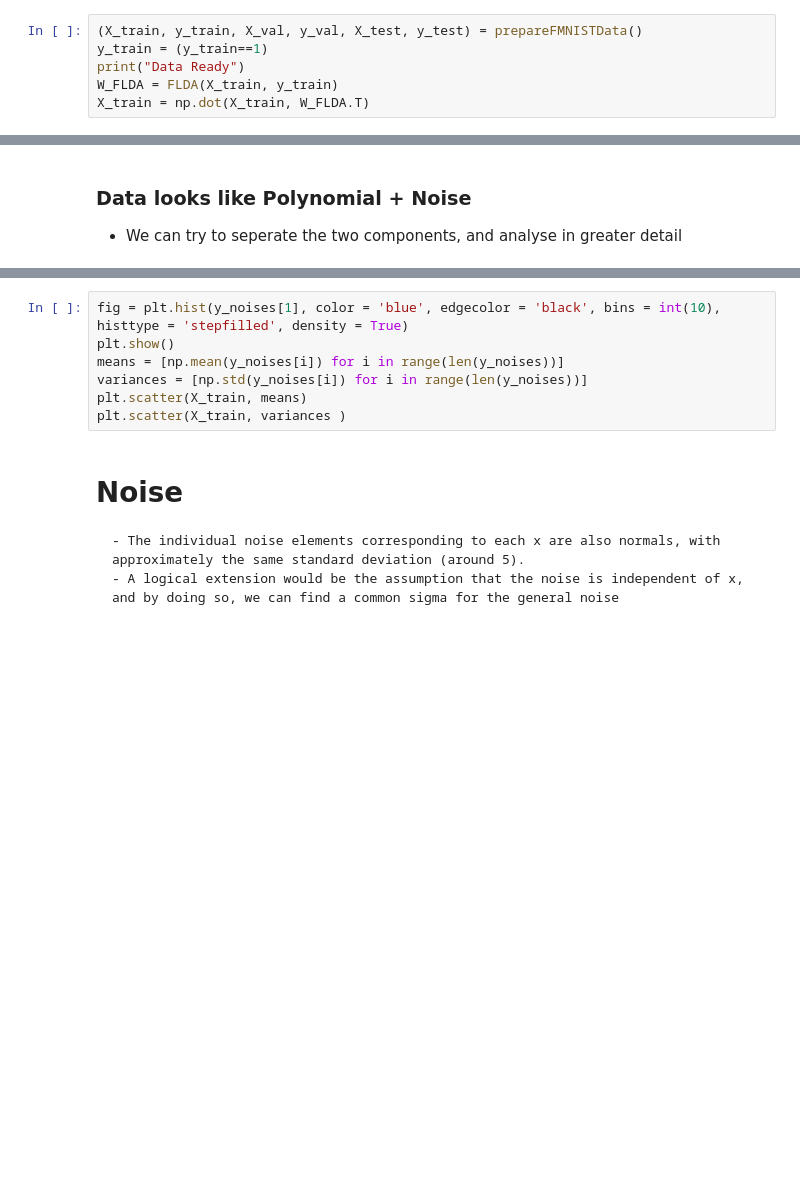
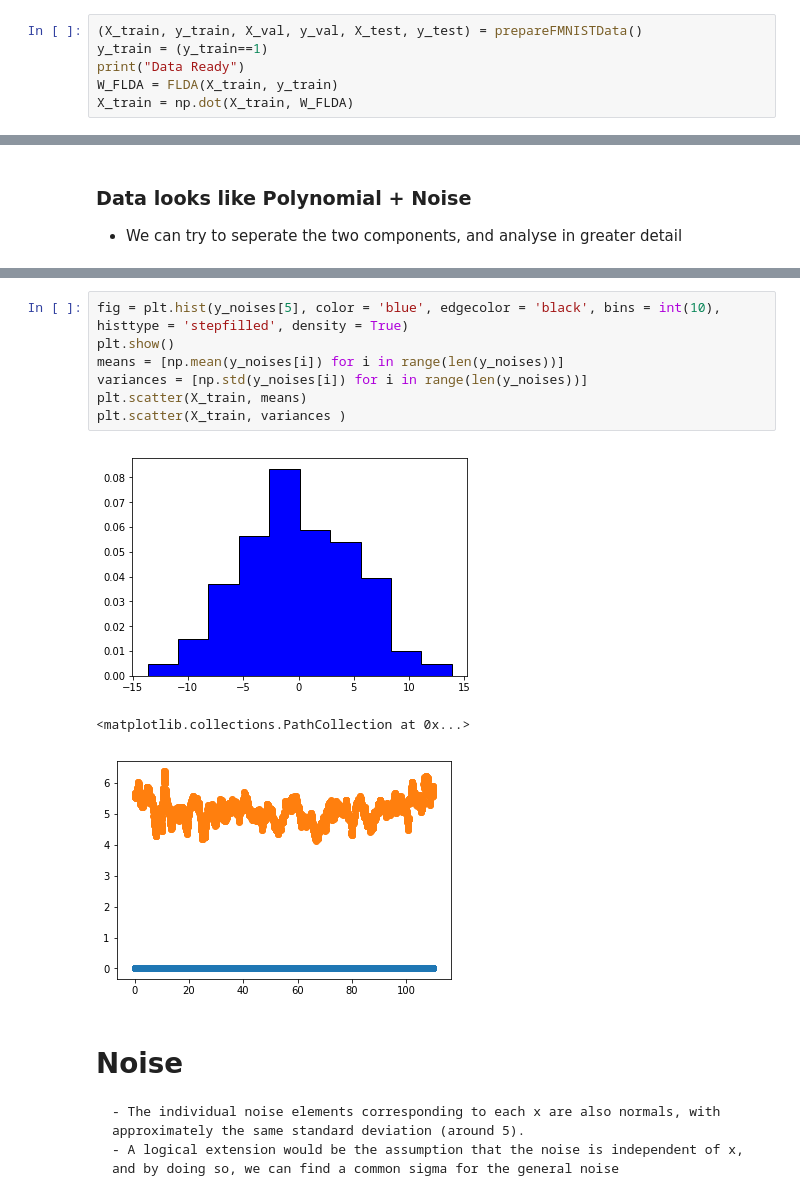
Before and after one commit to Siddhant24/ELL409, a Jupyter notebook: Assignment_2/Assignment 2.ipynb, the cells around one changed output, grey strips where cells are left out. Cells and saved outputs as stored; diff of their text form; blank space fills up the shorter version.

```diff
--- a/Assignment_2/Assignment 2.ipynb
+++ b/Assignment_2/Assignment 2.ipynb
@@ -722,7 +718,7 @@ NameError: name 'eiglist' is not defined
 y_train = (y_train==1)
 print("Data Ready")
 W_FLDA = FLDA(X_train, y_train)
-X_train = np.dot(X_train, W_FLDA.T)
+X_train = np.dot(X_train, W_FLDA)
 # %% [output]
 Data Ready
 ValueError: shapes (48000,784) and (1,784) not aligned: 784 (dim 1) != 1 (dim 0)
@@ -842,10 +822,14 @@ plt.legend()
 # %%
-fig = plt.hist(y_noises[1], color = 'blue', edgecolor = 'black', bins = int(10), histtype = 'stepfilled', density = True)
+fig = plt.hist(y_noises[5], color = 'blue', edgecolor = 'black', bins = int(10), histtype = 'stepfilled', density = True)
 plt.show()
 means = [np.mean(y_noises[i]) for i in range(len(y_noises))]
 variances = [np.std(y_noises[i]) for i in range(len(y_noises))]
 plt.scatter(X_train, means)
 plt.scatter(X_train, variances )
+# %% [output]
+[figure, added]
+<matplotlib.collections.PathCollection at 0x...>
+[figure, added]
 # %% [markdown]
 # Noise
     - The individual noise elements corresponding to each x are also normals, with approximately the same standard deviation (around 5).
```
Also changed, not shown: parts of 23 cells of this notebook.
